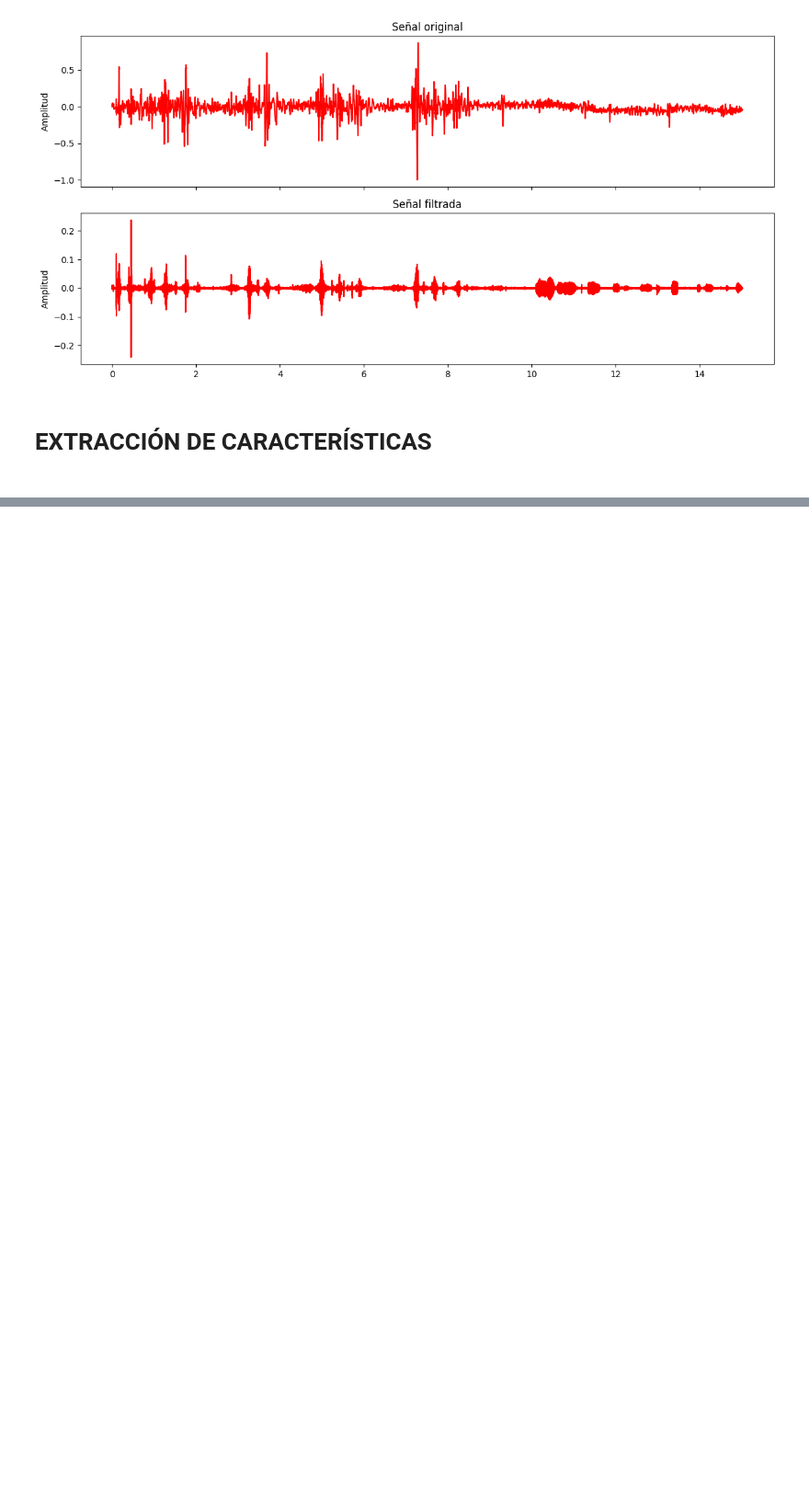
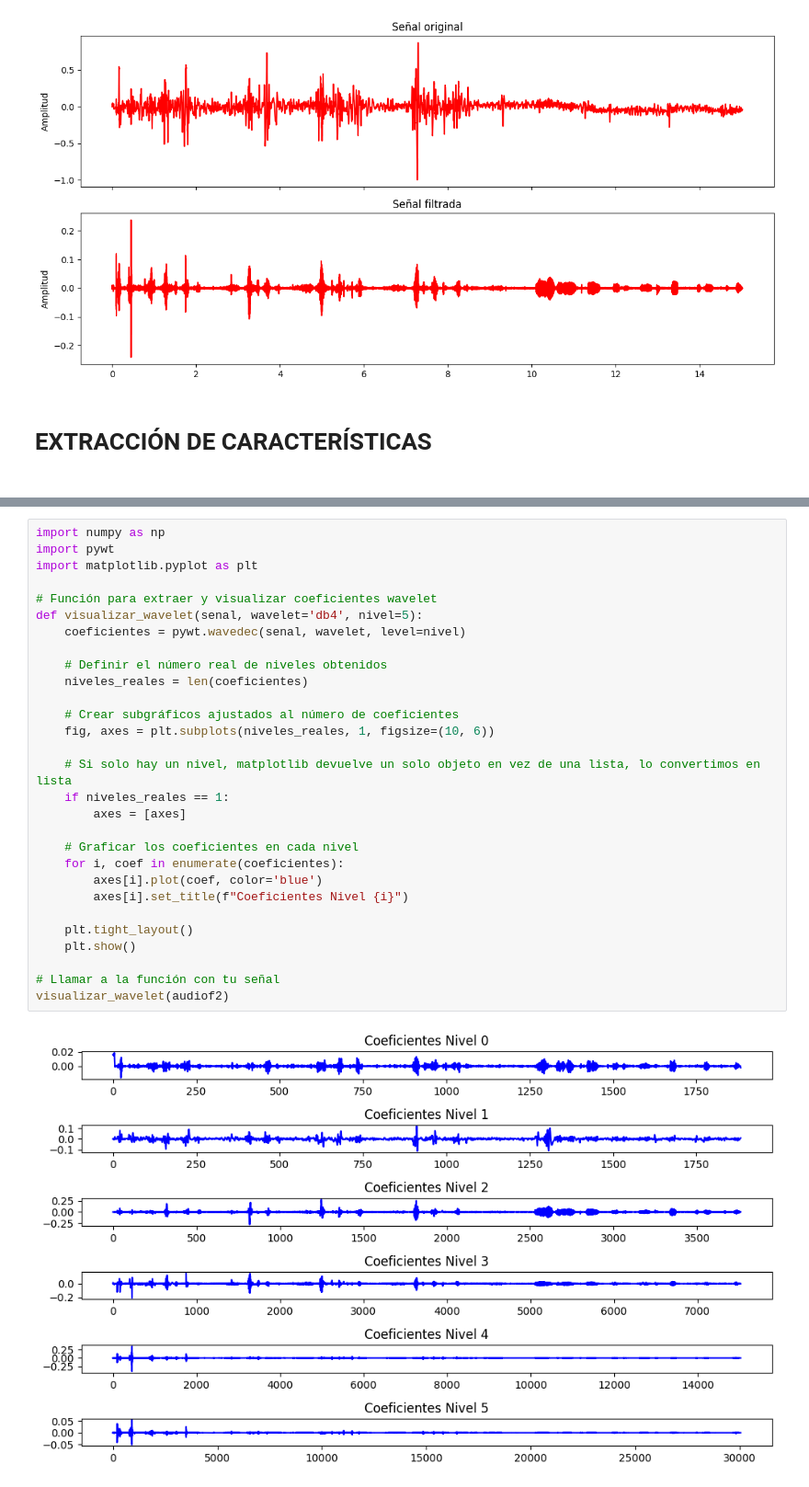
Before and after one commit to jhoser01/Respiratory-Disease-Detection-from-Audio-Signals-Using-Machine-Learning, a Jupyter notebook: pruebas.ipynb, the cells around one changed output, grey strips where cells are left out. Shown at 92% size. Drawn from its saved outputs; the diff is of its cells as text; blank space fills up the shorter version.

```diff
--- a/pruebas.ipynb
+++ b/pruebas.ipynb
@@ -144,0 +259,31 @@ plt.show()
+# %%
+import numpy as np
+import pywt
+import matplotlib.pyplot as plt
+
+# Función para extraer y visualizar coeficientes wavelet
+def visualizar_wavelet(senal, wavelet='db4', nivel=5):
+    coeficientes = pywt.wavedec(senal, wavelet, level=nivel)
+
+    # Definir el número real de niveles obtenidos
+    niveles_reales = len(coeficientes)
+
+    # Crear subgráficos ajustados al número de coeficientes
+    fig, axes = plt.subplots(niveles_reales, 1, figsize=(10, 6))
+
+    # Si solo hay un nivel, matplotlib devuelve un solo objeto en vez de una lista, lo convertimos en lista
+    if niveles_reales == 1:
+        axes = [axes]
+
+    # Graficar los coeficientes en cada nivel
+    for i, coef in enumerate(coeficientes):
+        axes[i].plot(coef, color='blue')
+        axes[i].set_title(f"Coeficientes Nivel {i}")
+
+    plt.tight_layout()
+    plt.show()
+
+# Llamar a la función con tu señal
+visualizar_wavelet(audiof2)
+# %% [output]
+[figure, added]
```
Also changed, not shown: parts of 18 cells of this notebook, 1 other file.
